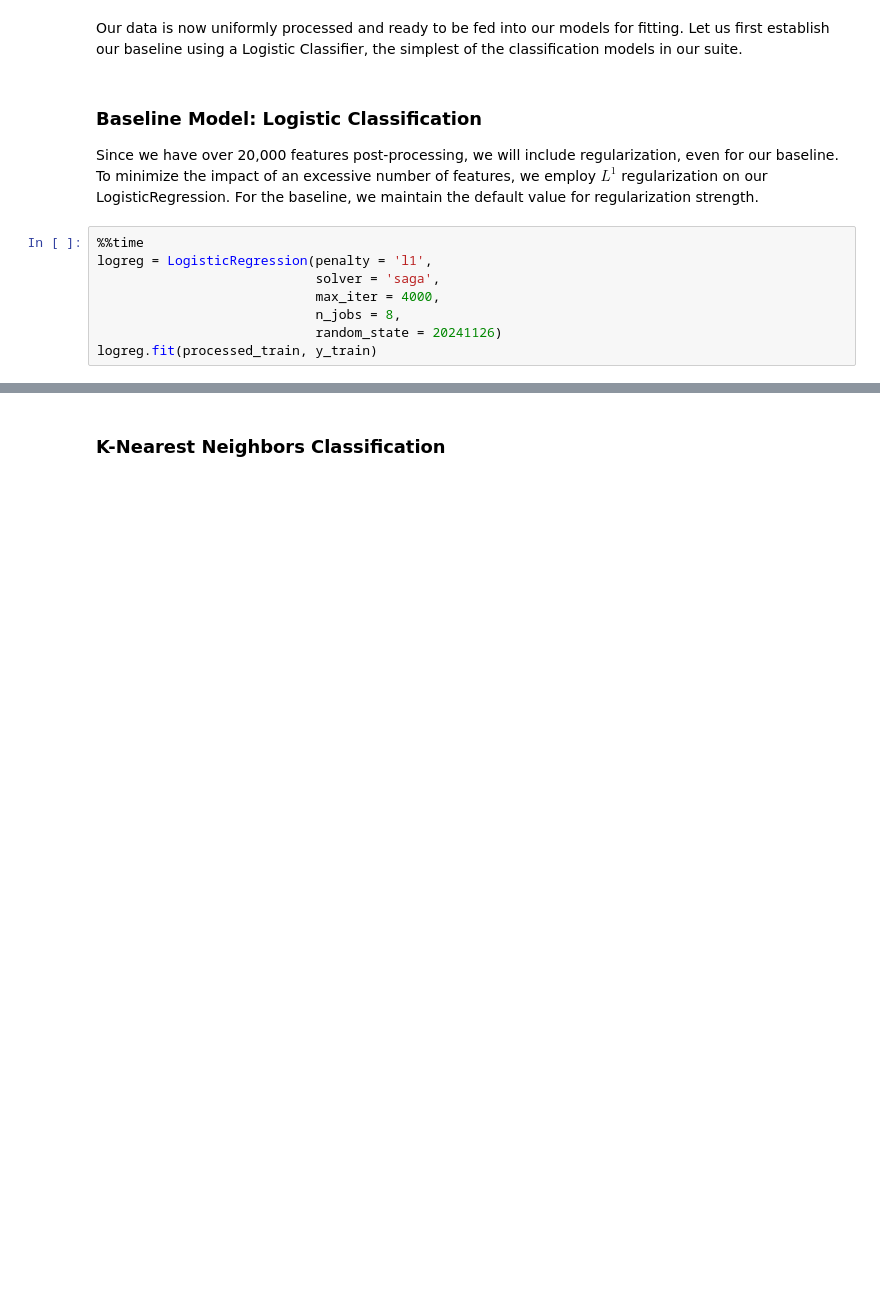
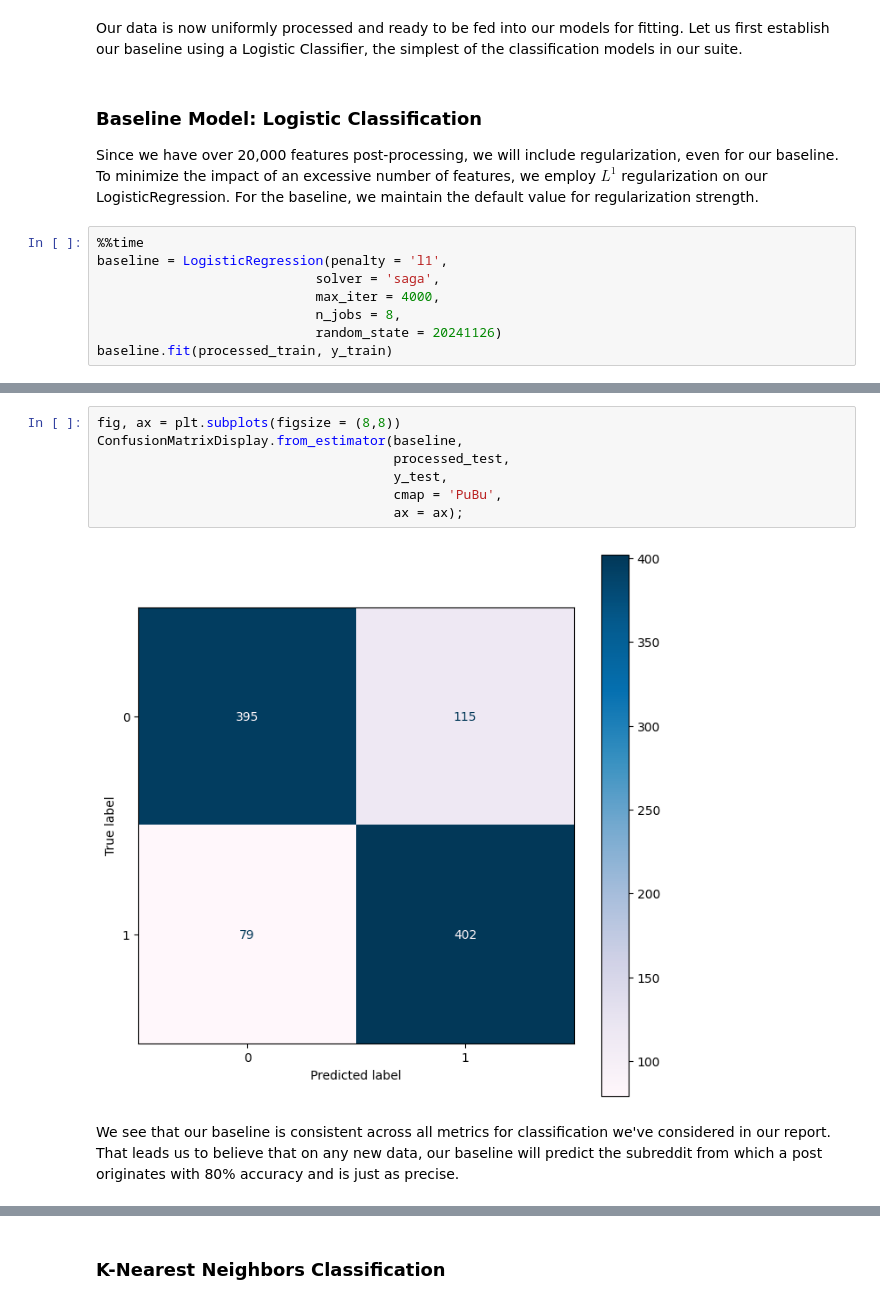
Before and after one commit to dmehta94/project-3-reddit-nlp-litigation-analysis, a Jupyter notebook: code/analysis.ipynb, the cells around one changed output, grey strips where cells are left out. Cells and saved outputs as stored; diff of their text form; blank space fills up the shorter version.

```diff
--- a/code/analysis.ipynb
+++ b/code/analysis.ipynb
@@ -553,10 +574,10 @@ Our data is now uniformly processed and ready to be fed into our models for fitt
 Since we have over 20,000 features post-processing, we will include regularization, even for our baseline. To minimize the impact of an excessive number of features, we employ $L^1$ regularization on our LogisticRegression. For the baseline, we maintain the default value for regularization strength.
 # %%
 %%time
-logreg = LogisticRegression(penalty = 'l1',
+baseline = LogisticRegression(penalty = 'l1',
                             solver = 'saga',
                             max_iter = 4000,
                             n_jobs = 8,
                             random_state = 20241126)
-logreg.fit(processed_train, y_train)
+baseline.fit(processed_train, y_train)
 # %% [output]
@@ -572,0 +607,11 @@ logreg.predict(processed_test)
+# %%
+fig, ax = plt.subplots(figsize = (8,8))
+ConfusionMatrixDisplay.from_estimator(baseline,
+                                      processed_test,
+                                      y_test,
+                                      cmap = 'PuBu',
+                                      ax = ax);
+# %% [output]
+[figure, added]
+# %% [markdown]
+We see that our baseline is consistent across all metrics for classification we've considered in our report. That leads us to believe that on any new data, our baseline will predict the subreddit from which a post originates with 80% accuracy and is just as precise.
```
Also changed, not shown: parts of 12 cells of this notebook.
